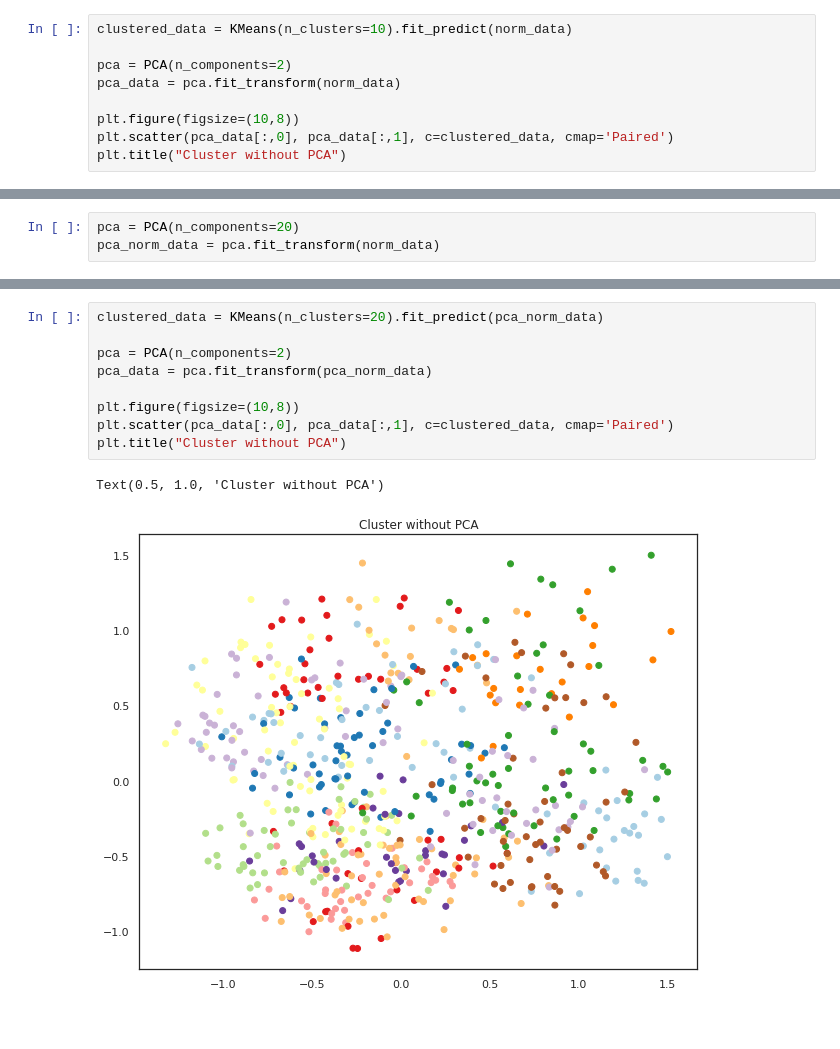
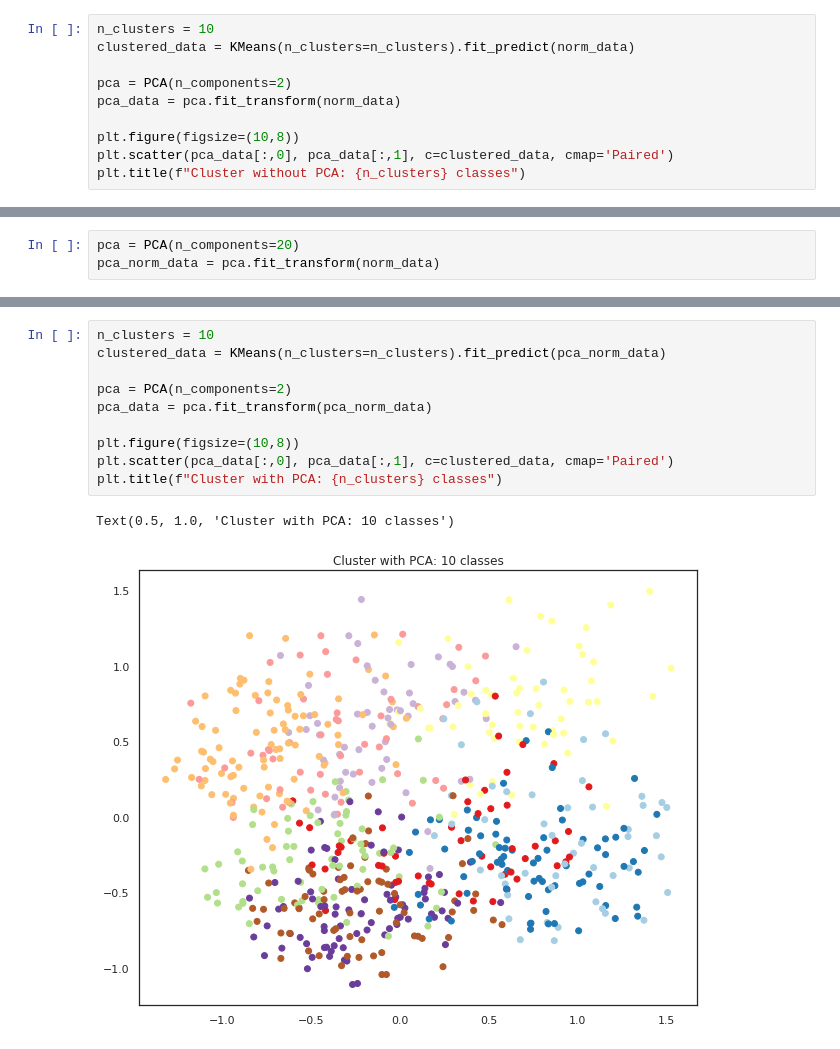
Before and after one commit to luizfysouza/SD201, a Jupyter notebook: Untitled.ipynb, the cells around one changed output, grey strips where cells are left out. Drawn from its saved outputs; the diff is of its cells as text.

```diff
--- a/Untitled.ipynb
+++ b/Untitled.ipynb
@@ -170,12 +171,13 @@ Text(0, 0.5, 'Inertia')
 # %% [markdown]
 We can see that as we continue to increse the number of clusters, the inertia continues to decrease. This may be an indicator that our data is not easily divided into clusters. Nevertheless, the biggest decrease is until about 10 clusters, and that's a number that is still reasonable.
 # %%
-clustered_data = KMeans(n_clusters=10).fit_predict(norm_data)
+n_clusters = 10
+clustered_data = KMeans(n_clusters=n_clusters).fit_predict(norm_data)
 
 pca = PCA(n_components=2)
 pca_data = pca.fit_transform(norm_data)
 
 plt.figure(figsize=(10,8))
 plt.scatter(pca_data[:,0], pca_data[:,1], c=clustered_data, cmap='Paired')
-plt.title("Cluster without PCA")
+plt.title(f"Cluster without PCA: {n_clusters} classes")
 # %% [output]
@@ -220,12 +223,13 @@ Text(0, 0.5, 'Inertia')
 # %%
-clustered_data = KMeans(n_clusters=20).fit_predict(pca_norm_data)
+n_clusters = 10
+clustered_data = KMeans(n_clusters=n_clusters).fit_predict(pca_norm_data)
 
 pca = PCA(n_components=2)
 pca_data = pca.fit_transform(pca_norm_data)
 
 plt.figure(figsize=(10,8))
 plt.scatter(pca_data[:,0], pca_data[:,1], c=clustered_data, cmap='Paired')
-plt.title("Cluster without PCA")
+plt.title(f"Cluster with PCA: {n_clusters} classes")
 # %% [output]
-Text(0.5, 1.0, 'Cluster without PCA')
+Text(0.5, 1.0, 'Cluster with PCA: 10 classes')
-[figure, old version]
+[figure, new version]
```
Also changed, not shown: parts of 3 cells of this notebook.
